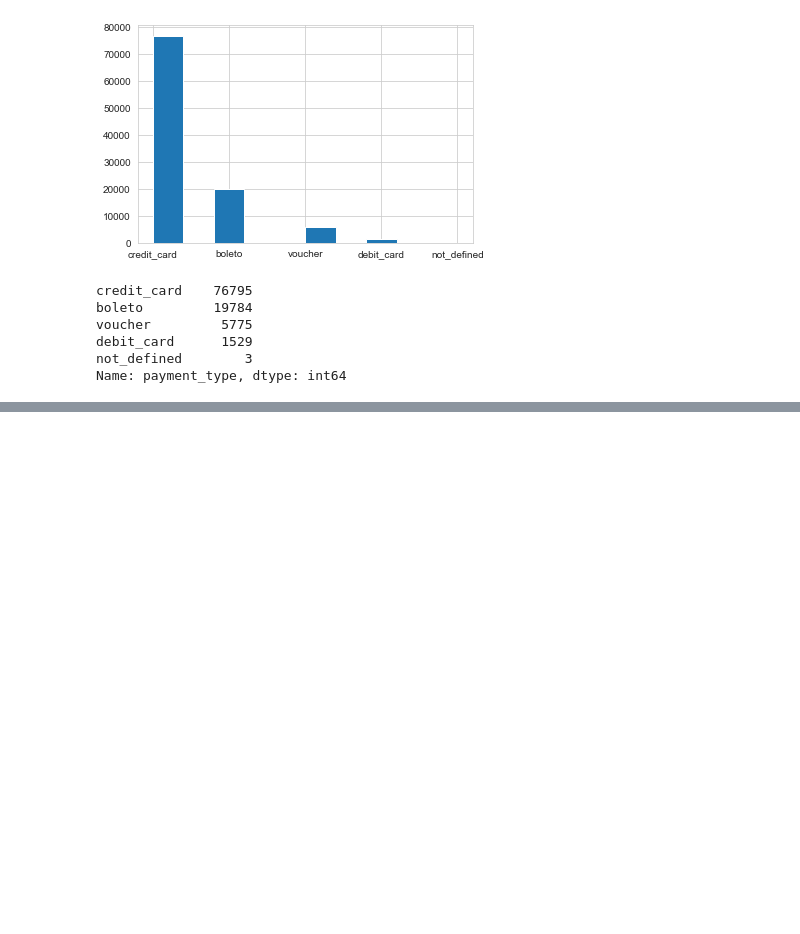
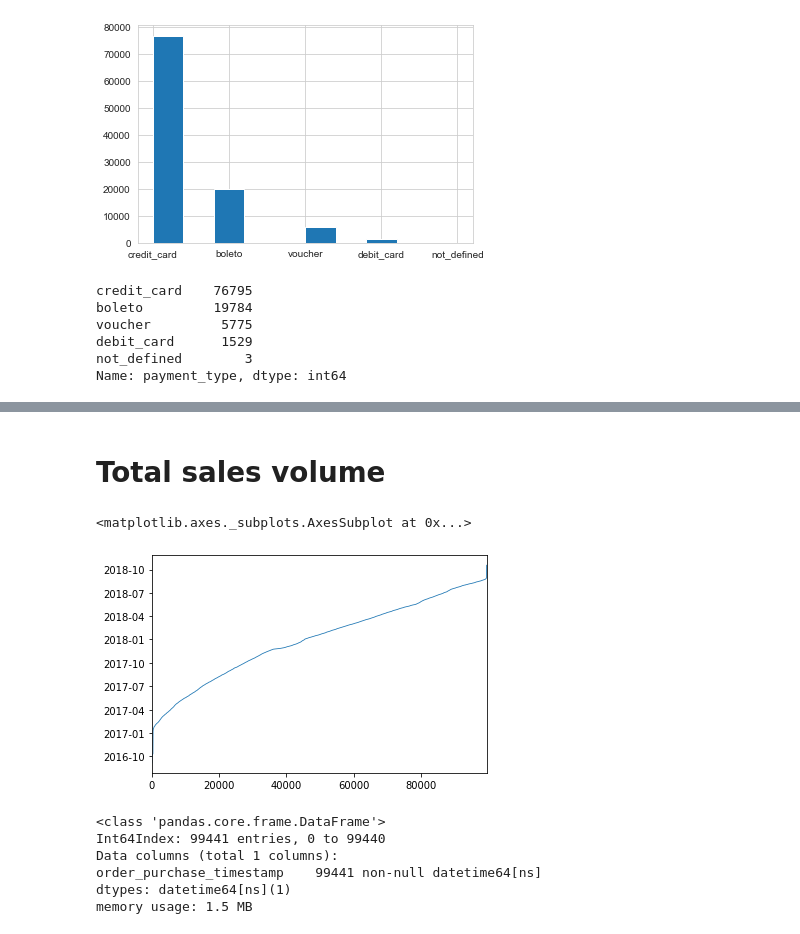
Before and after one commit to jorellano/E_commerce, a Jupyter notebook: EDA.ipynb, the cells around one changed output, grey strips where cells are left out. Drawn from its saved outputs; the diff is of its cells as text; code cells hidden in the pictures; blank space fills up the shorter version.

```diff
--- a/EDA.ipynb
+++ b/EDA.ipynb
@@ -240,0 +286,2 @@ AttributeError: 'tuple' object has no attribute 'imfo'
+# %%
+df1 = df1.sort_values(by='order_purchase_timestamp') #sort dates first to last
@@ -240,0 +297,16 @@ AttributeError: 'tuple' object has no attribute 'imfo'
+# %% [markdown]
+# Total sales volume
+# %%
+df1['order_purchase_timestamp'].plot(linewidth=0.8)
+# %% [output]
+<matplotlib.axes._subplots.AxesSubplot at 0x...>
+[figure, added]
+# %%
+df1.info()
+# %% [output]
+<class 'pandas.core.frame.DataFrame'>
+Int64Index: 99441 entries, 0 to 99440
+Data columns (total 1 columns):
+order_purchase_timestamp    99441 non-null datetime64[ns]
+dtypes: datetime64[ns](1)
+memory usage: 1.5 MB
```
Also changed, not shown: parts of 15 cells of this notebook, 3 other files.
